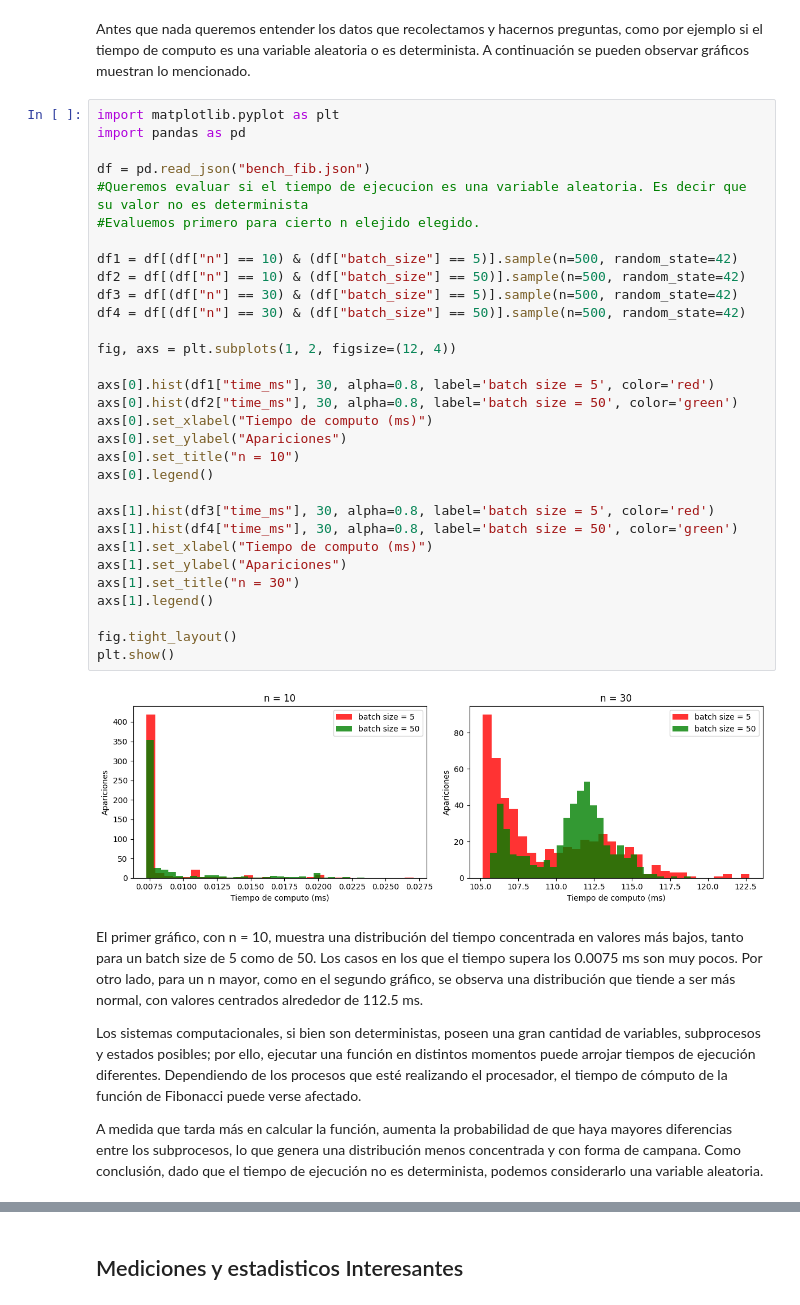
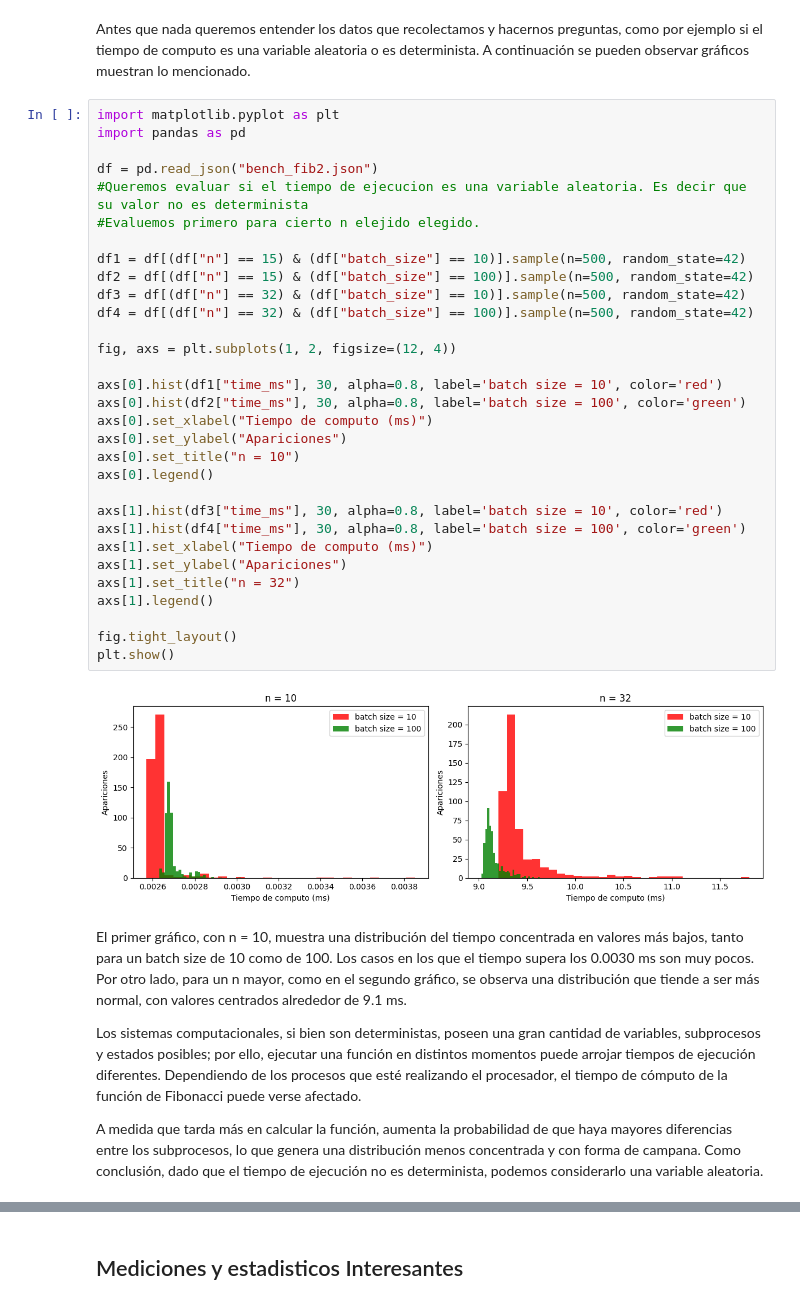
Before and after one commit to 0David1/Probabilidad, a Jupyter notebook: Untitled(1).ipynb, the cells around one changed output, grey strips where cells are left out. Drawn from its saved outputs; the diff is of its cells as text.

Commit message:
Nuevo dataset y explicacion para violinplot

```diff
--- a/Untitled(1).ipynb
+++ b/Untitled(1).ipynb
@@ -33,38 +33,38 @@ Antes que nada queremos entender los datos que recolectamos y hacernos preguntas
 # %%
 import matplotlib.pyplot as plt
 import pandas as pd
 
-df = pd.read_json("bench_fib.json")
+df = pd.read_json("bench_fib2.json")
 #Queremos evaluar si el tiempo de ejecucion es una variable aleatoria. Es decir que su valor no es determinista
 #Evaluemos primero para cierto n elejido elegido.
 
-df1 = df[(df["n"] == 10) & (df["batch_size"] == 5)].sample(n=500, random_state=42)
-df2 = df[(df["n"] == 10) & (df["batch_size"] == 50)].sample(n=500, random_state=42)
-df3 = df[(df["n"] == 30) & (df["batch_size"] == 5)].sample(n=500, random_state=42)
-df4 = df[(df["n"] == 30) & (df["batch_size"] == 50)].sample(n=500, random_state=42)
+df1 = df[(df["n"] == 15) & (df["batch_size"] == 10)].sample(n=500, random_state=42)
+df2 = df[(df["n"] == 15) & (df["batch_size"] == 100)].sample(n=500, random_state=42)
+df3 = df[(df["n"] == 32) & (df["batch_size"] == 10)].sample(n=500, random_state=42)
+df4 = df[(df["n"] == 32) & (df["batch_size"] == 100)].sample(n=500, random_state=42)
 
 fig, axs = plt.subplots(1, 2, figsize=(12, 4))
 
-axs[0].hist(df1["time_ms"], 30, alpha=0.8, label='batch size = 5', color='red')
-axs[0].hist(df2["time_ms"], 30, alpha=0.8, label='batch size = 50', color='green')
+axs[0].hist(df1["time_ms"], 30, alpha=0.8, label='batch size = 10', color='red')
+axs[0].hist(df2["time_ms"], 30, alpha=0.8, label='batch size = 100', color='green')
 axs[0].set_xlabel("Tiempo de computo (ms)")
 axs[0].set_ylabel("Apariciones")
 axs[0].set_title("n = 10")
 axs[0].legend()
 
-axs[1].hist(df3["time_ms"], 30, alpha=0.8, label='batch size = 5', color='red')
-axs[1].hist(df4["time_ms"], 30, alpha=0.8, label='batch size = 50', color='green')
+axs[1].hist(df3["time_ms"], 30, alpha=0.8, label='batch size = 10', color='red')
+axs[1].hist(df4["time_ms"], 30, alpha=0.8, label='batch size = 100', color='green')
 axs[1].set_xlabel("Tiempo de computo (ms)")
 axs[1].set_ylabel("Apariciones")
-axs[1].set_title("n = 30")
+axs[1].set_title("n = 32")
 axs[1].legend()
 
 fig.tight_layout()
 plt.show()
 # %% [output]
-[figure, old version]
+[figure, new version]
 # %% [markdown]
-El primer gráfico, con n = 10, muestra una distribución del tiempo concentrada en valores más bajos, tanto para un batch size de 5 como de 50. Los casos en los que el tiempo supera los 0.0075 ms son muy pocos. Por otro lado, para un n mayor, como en el segundo gráfico, se observa una distribución que tiende a ser más normal, con valores centrados alrededor de 112.5 ms.
+El primer gráfico, con n = 10, muestra una distribución del tiempo concentrada en valores más bajos, tanto para un batch size de 10 como de 100. Los casos en los que el tiempo supera los 0.0030 ms son muy pocos. Por otro lado, para un n mayor, como en el segundo gráfico, se observa una distribución que tiende a ser más normal, con valores centrados alrededor de 9.1 ms.
 
 Los sistemas computacionales, si bien son deterministas, poseen una gran cantidad de variables, subprocesos y estados posibles; por ello, ejecutar una función en distintos momentos puede arrojar tiempos de ejecución diferentes. Dependiendo de los procesos que esté realizando el procesador, el tiempo de cómputo de la función de Fibonacci puede verse afectado.
 
```
Also changed, not shown: parts of 4 cells of this notebook, 1 other file.
